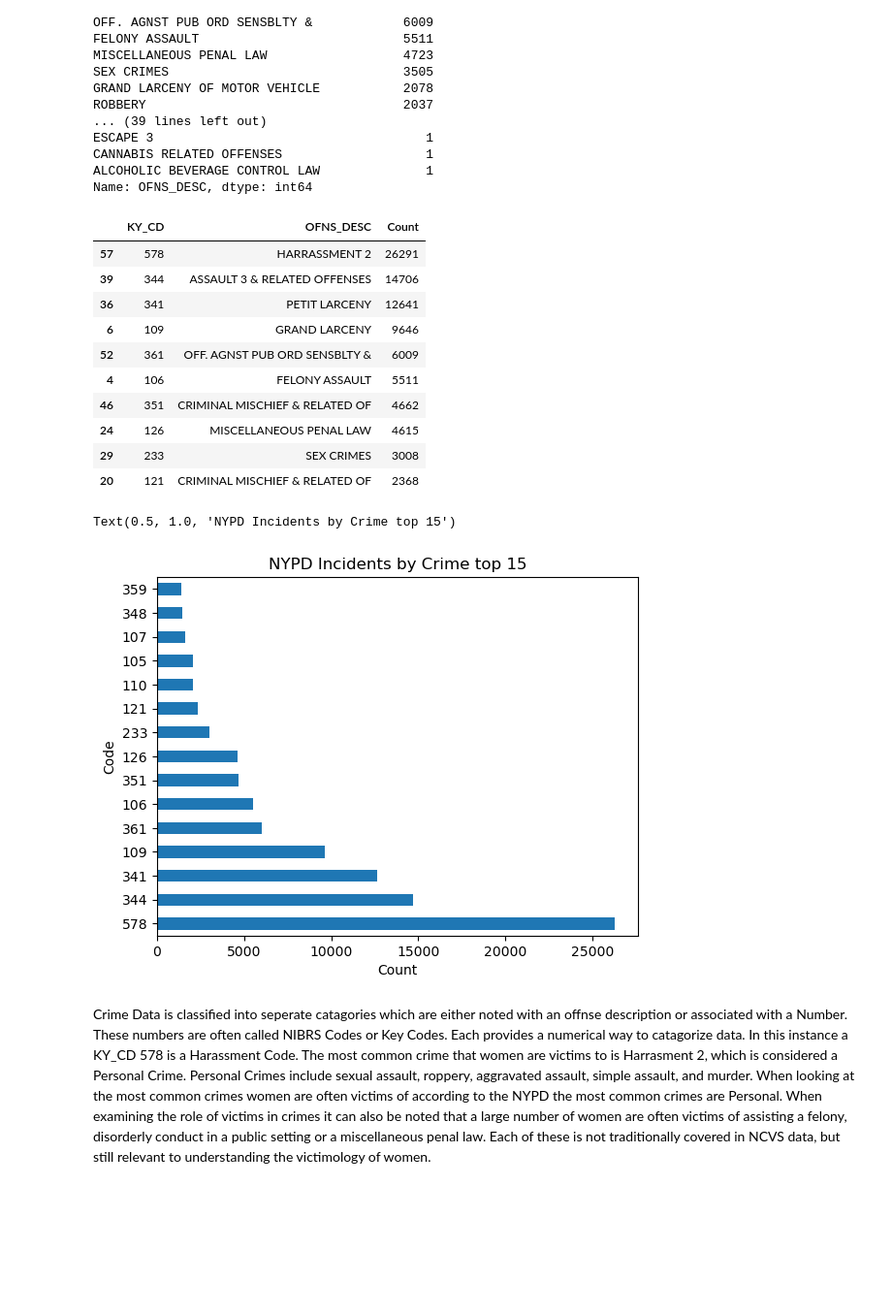
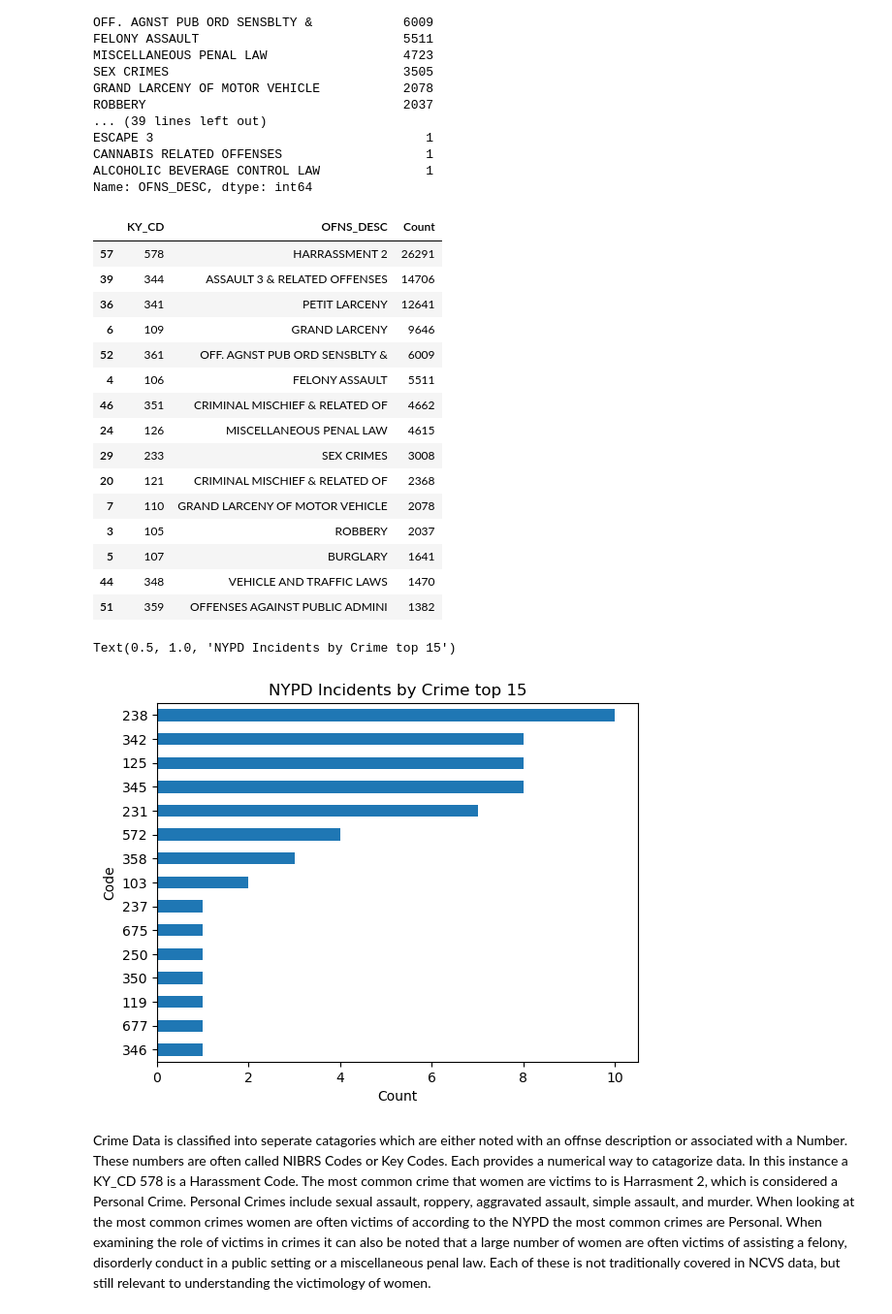
Before and after one commit to accoffin12/CrimeVictimAnalysis_Capstone, a Jupyter notebook: Crime Victim Data Exploration Analysis.ipynb, the cells around one changed output. Shown at 97% size. Cells and saved outputs as stored; diff of their text form; code cells hidden in the pictures; blank space fills up the shorter version.

Commit message:
Heatmap update with modification for KY_CD

```diff
--- a/Crime Victim Data Exploration Analysis.ipynb
+++ b/Crime Victim Data Exploration Analysis.ipynb
@@ -81,8 +82,8 @@ Name: OFNS_DESC, dtype: int64
 # %%
 grouped_data1 = NYPD.groupby('KY_CD')['OFNS_DESC'].value_counts().reset_index(name='Count')
 sorted_d2 = grouped_data1.sort_values(by='Count', ascending=False)
-top_10 = sorted_d2.head(10)
-display(top_10)
+top_15 = sorted_d2.head(15)
+display(top_15)
 # %% [output]
 |  | KY_CD | OFNS_DESC | Count |
 | 57 | 578 | HARRASSMENT 2 | 26291 |
@@ -95,17 +96,22 @@ display(top_10)
 | 24 | 126 | MISCELLANEOUS PENAL LAW | 4615 |
 | 29 | 233 | SEX CRIMES | 3008 |
 | 20 | 121 | CRIMINAL MISCHIEF & RELATED OF | 2368 |
+| 7 | 110 | GRAND LARCENY OF MOTOR VEHICLE | 2078 |
+| 3 | 105 | ROBBERY | 2037 |
+| 5 | 107 | BURGLARY | 1641 |
+| 44 | 348 | VEHICLE AND TRAFFIC LAWS | 1470 |
+| 51 | 359 | OFFENSES AGAINST PUBLIC ADMINI | 1382 |
 # %%
 grouped_KY = NYPD["KY_CD"].groupby(NYPD["KY_CD"]).count()
-sorted_KY = grouped_KY.sort_values(ascending=False)
+sorted_KY = grouped_KY.sort_values(ascending=True)
 top_15 = sorted_KY.head(15)
 top_15.plot(kind="barh")
 plt.xlabel('Count')
 plt.ylabel('Code')
 plt.title("NYPD Incidents by Crime top 15")
 # %% [output]
 Text(0.5, 1.0, 'NYPD Incidents by Crime top 15')
-[figure, old version]
+[figure, new version]
 # %% [markdown]
 Crime Data is classified into seperate catagories which are either noted with an offnse description or associated with a Number. These numbers are often called NIBRS Codes or Key Codes. Each provides a numerical way to catagorize data. In this instance a KY_CD 578 is a Harassment Code. The most common crime that women are victims to is Harrasment 2, which is considered a Personal Crime. Personal Crimes include sexual assault, roppery, aggravated assault, simple assault, and murder. When looking at the most common crimes women are often victims of according to the NYPD the most common crimes are Personal. When examining the role of victims in crimes it can also be noted that a large number of women are often victims of assisting a felony, disorderly conduct in a public setting or a miscellaneous penal law. Each of these is not traditionally covered in NCVS data, but still relevant to understanding the victimology of women.
 # %%
```
Also changed, not shown: parts of 9 cells of this notebook, 2 other files.
